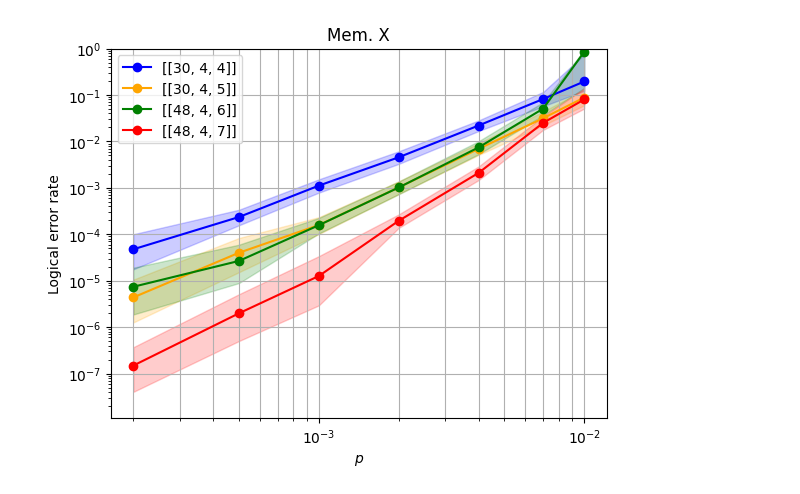
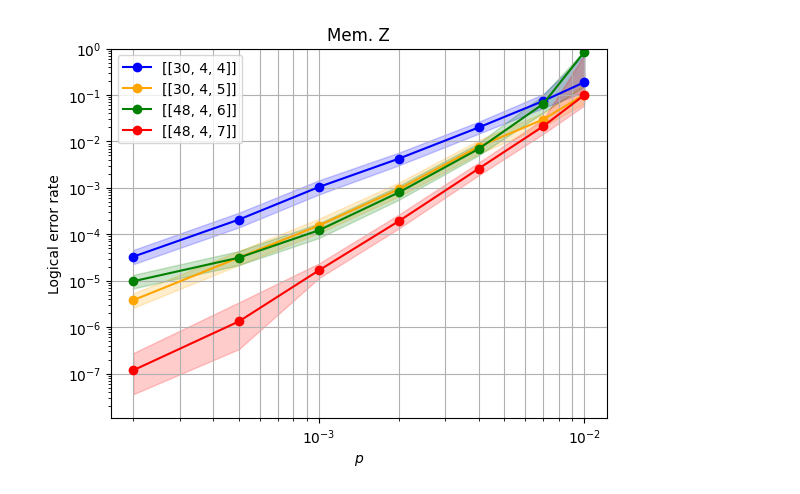
Before and after one commit to wamud/bb-ions, a Jupyter notebook: scripts/plot_mem_exp.ipynb, the cells around one changed output. Cells and saved outputs as stored; diff of their text form; code cells hidden in the pictures.

```diff
--- a/scripts/plot_mem_exp.ipynb
+++ b/scripts/plot_mem_exp.ipynb
@@ -41,42 +41,42 @@ def my_axis_options(ax):
     # ax.xaxis.set_major_formatter(FuncFormatter(lambda v,_: ({1:"1",2:"2",3:"3",4:"4",6:"6"}.get(int(round(v/10**np.floor(np.log10(v)))), "")) if v>0 else ""))
 
     ax.figure.savefig(f"../scrap.pdf", dpi = 300, bbox_inches = "tight")
-    ax.set_title("Mem. X")
+    ax.set_title("Mem. Z")
 # %%
 import random
 import matplotlib.colors as mcolors
 
 
 fig, ax = plt.subplots(1, 1)
 sinter.plot_error_rate(
     ax=ax,
     stats=collected_stats,
     x_func=lambda stats: stats.json_metadata['p'], #multiply by 1e3 if want as multiple of Helios noise
 
     group_func=lambda s: s.json_metadata['nkd'],
     failure_units_per_shot_func = lambda stats: stats.json_metadata['r'], # set as num_rounds ('r') failure units to find pL per round ... multiply by k = 4 to get per logical qubit?
     filter_func=lambda s:
         s.json_metadata['p'] > 1e-4 and
-        s.json_metadata['b'] == 'X'
+        s.json_metadata['b'] == 'Z'
         ,
 
     plot_args_func = lambda index, curve_id: {
         'color':
             'blue' if '30_4_4' in curve_id else
             'orange' if '30_4_5' in curve_id else
             'green' if '48_4_6' in curve_id else
             'red' if '48_4_7' in curve_id else
 
 
         # 'green' if '108' in curve_id else 'red' if '144' in curve_id else 'orange' if '90' in curve_id else 'blue' if '72' in curve_id else 'black' if '288' in curve_id else 'magenta' if '360' in curve_id else 'green' if '192' in curve_id else
         random.choice(list(mcolors.TABLEAU_COLORS.values()))
         ,
         'marker': 'o'
         }
         )
 my_axis_options(ax)
 # %% [output]
-[figure, old version]
+[figure, new version]
 # %%
 for stat in collected_stats:
     if '48_4_6' in stat.json_metadata['nkd']:
```
Also changed, not shown: parts of 2 cells of this notebook.
